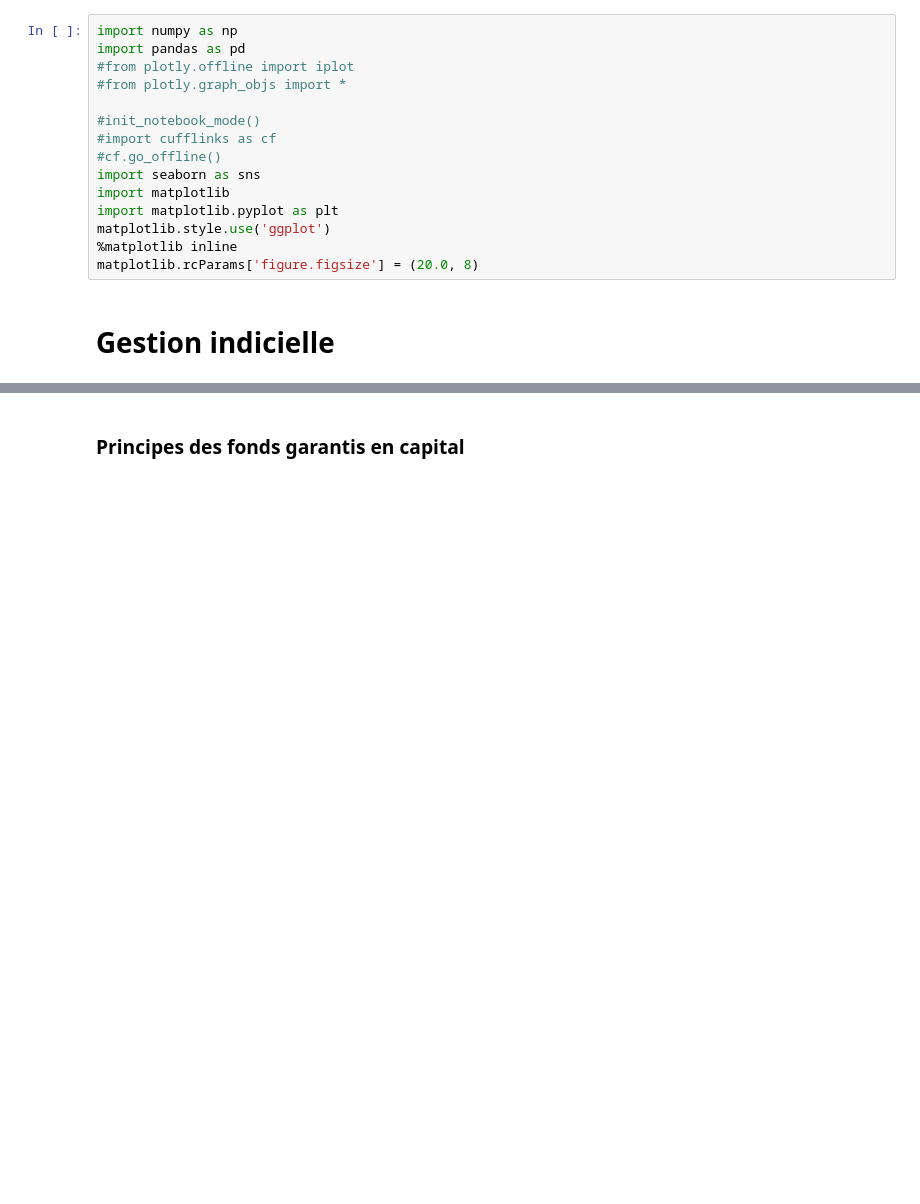
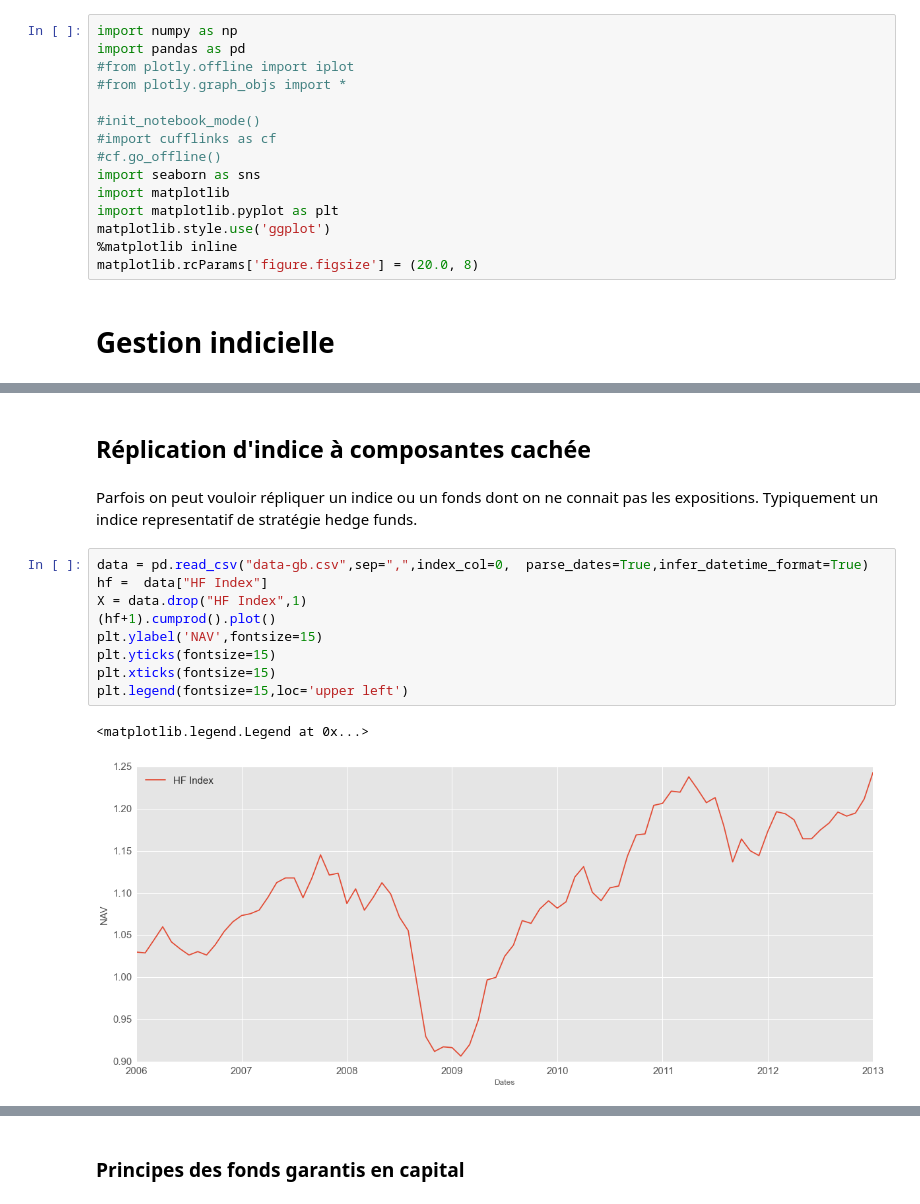
Before and after one commit to mathisshen/DIFIQ-Strategie-Quant, a Jupyter notebook: GQuant-2.ipynb, the cells around one changed output, grey strips where cells are left out. Cells and saved outputs as stored; diff of their text form; blank space fills up the shorter version.

```diff
--- a/GQuant-2.ipynb
+++ b/GQuant-2.ipynb
@@ -19,0 +87,16 @@ La gestion indicelle est un type de gestion ou l'on doit battre un benchmark ou
+# %% [markdown]
+## Réplication d'indice à composantes cachée
+# %% [markdown]
+Parfois on peut vouloir répliquer un indice ou un fonds dont on ne connait pas les expositions. Typiquement un indice representatif de stratégie hedge funds.
+# %%
+data = pd.read_csv("data-gb.csv",sep=",",index_col=0,  parse_dates=True,infer_datetime_format=True)
+hf =  data["HF Index"]
+X = data.drop("HF Index",1)
+(hf+1).cumprod().plot()
+plt.ylabel('NAV',fontsize=15)
+plt.yticks(fontsize=15)
+plt.xticks(fontsize=15)
+plt.legend(fontsize=15,loc='upper left')
+# %% [output]
+<matplotlib.legend.Legend at 0x...>
+[figure, added]
```
Also changed, not shown: parts of 36 cells of this notebook, 1 other file.
